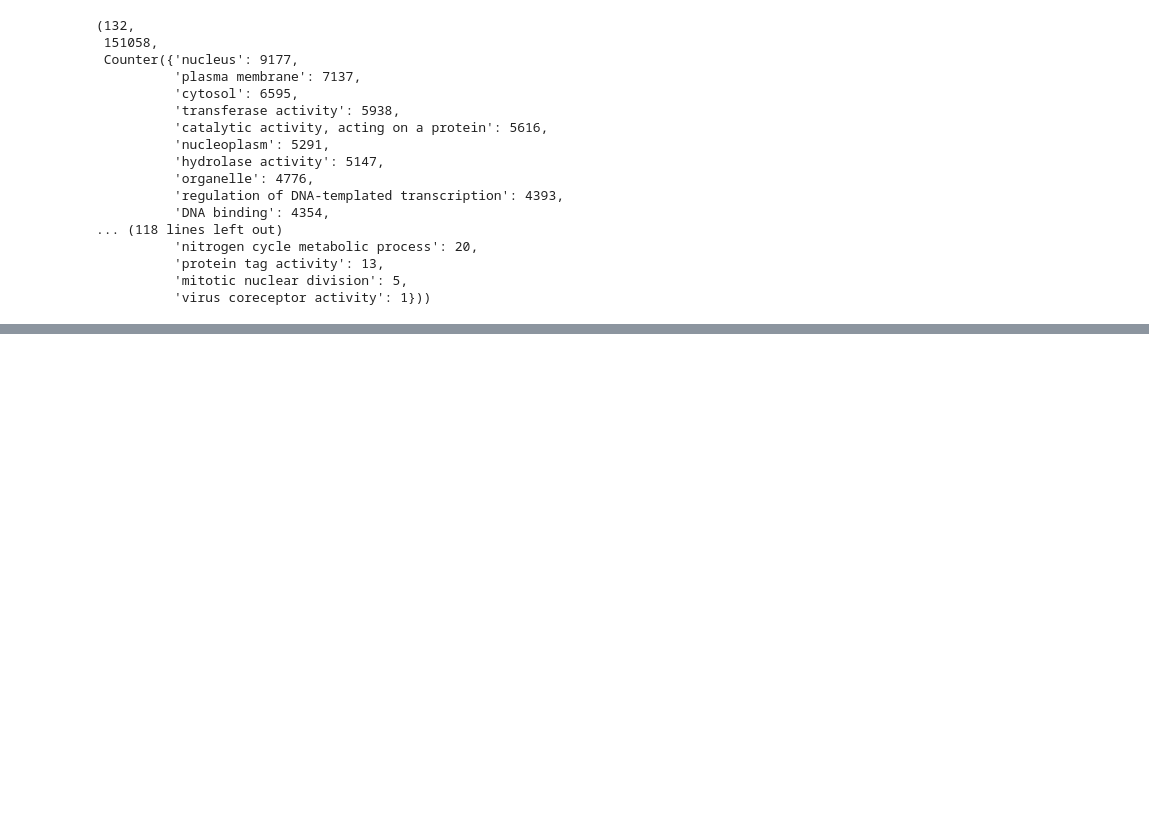
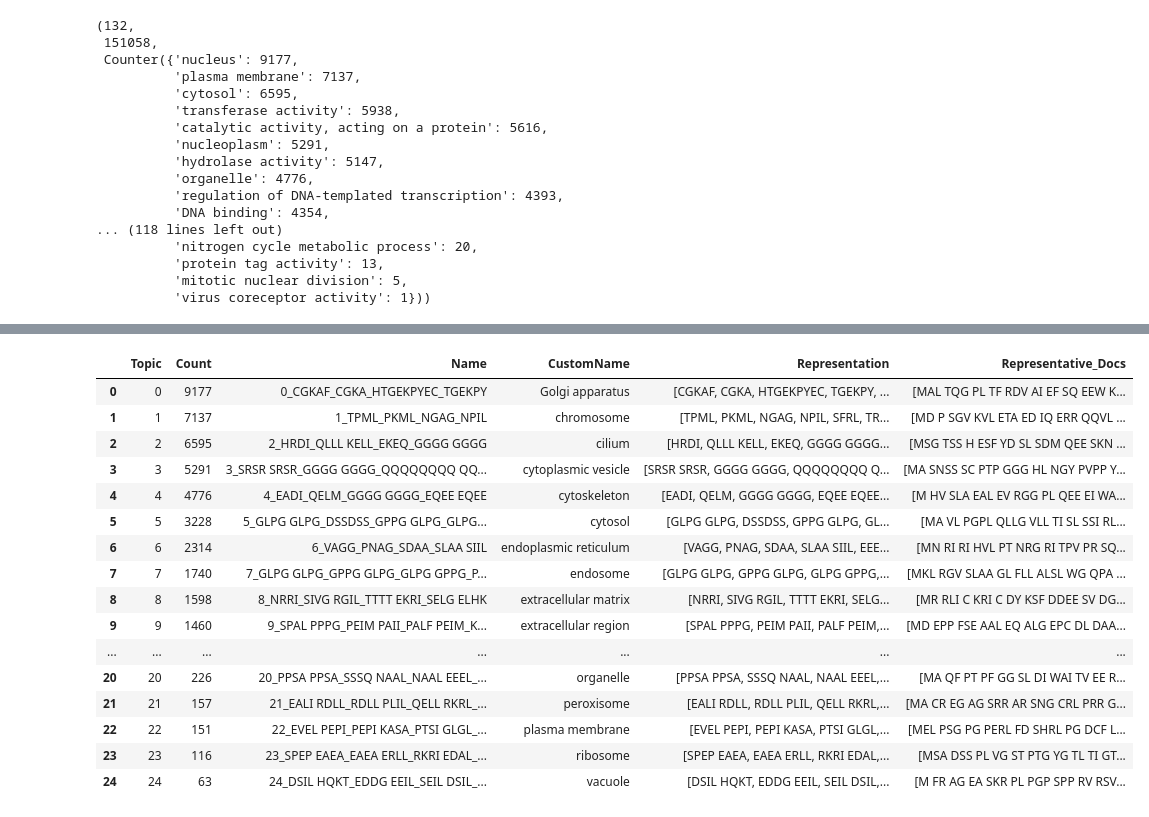
Before and after one commit to boun-tabi-lifelu/evolutionary-subword-tokenization, a Jupyter notebook: Prog/go_slim_analysis.ipynb, the cells around one changed output, grey strips where cells are left out. Drawn from its saved outputs; the diff is of its cells as text; code cells hidden in the pictures; blank space fills up the shorter version.

Commit message:
BERTopic implementation for manual topic modeling on GO terms

```diff
--- a/Prog/go_slim_analysis.ipynb
+++ b/Prog/go_slim_analysis.ipynb
@@ -341 +332,5 @@ df_protein
 43525 rows × 11 columns
+# %%
+df_protein_go = df_protein.explode(['go_slim_ids','go_slim_names','go_slim_types']).reset_index(drop=True)
+df_protein_go = df_protein_go[df_protein_go['go_slim_types'] == 'cellular_component'].reset_index(drop=True)
+df_protein_go
@@ -341,0 +436,34 @@ df_protein
+# %%
+# Ana çalıştırma fonksiyonu
+def main(df: pd.DataFrame, tokenizer_col: str = 'tokenizer1', go_col: str = 'go_slim_ids'):
+    """Protein unit'lerinin GO terimleri ile ilişkisini analiz eden ana fonksiyon"""
+
+    print(f"Tokenizer kullanılıyor: {tokenizer_col}")
+    documents = create_unit_documents(df, tokenizer_col)
+    go_labels = create_go_labels(df, go_col)
+
+    print("BERTopic modeli oluşturuluyor...")
+    topic_model, topics = create_bertopic_model(documents, go_labels)
+
+    # print("Protein unit'leri analiz ediliyor...")
+    # unit_topic_df = analyze_protein_units(topic_model, df, tokenizer_col)
+
+    # print("Protein unit family'leri analiz ediliyor...")
+    # family_topic_df = analyze_unit_families(df, unit_topic_df, tokenizer_col)
+
+    # print("Sonuçlar görselleştiriliyor...")
+    # visualize_results(topic_model, unit_topic_df, family_topic_df)
+
+    # # Sonuçları kaydet
+    # topic_model.save("protein_unit_topic_model")
+    # unit_topic_df.to_csv("protein_unit_topic_analysis.csv", index=False)
+    # family_topic_df.to_csv("protein_unit_family_analysis.csv", index=False)
+
+    # print("Analiz tamamlandı. Sonuçlar dosyalara kaydedildi.")
+
+    return topic_model #, unit_topic_df, family_topic_df
+# %%
+# İki farklı tokenizer için analiz yapılabilir
+# Tokenizer 1 kullanarak analiz
+# topic_model1, unit_df1, family_df1 = main(df_protein_go, 'mutBPE blosum62 0.7 0.05 6400')
+topic_model1 = main(df_protein_go, 'mutBPE blosum62 0.7 0.05 6400', 'go_slim_names')
@@ -341,0 +481,20 @@ df_protein
+# %%
+topic_model1.get_topic_info()
+# %% [output]
+|  | Topic | Count | Name | CustomName | Representation | Representative_Docs |
+| 0 | 0 | 9177 | 0_CGKAF_CGKA_HTGEKPYEC_TGEKPY | Golgi apparatus | [CGKAF, CGKA, HTGEKPYEC, TGEKPY, ... | [MAL TQG PL TF RDV AI EF SQ EEW K... |
+| 1 | 1 | 7137 | 1_TPML_PKML_NGAG_NPIL | chromosome | [TPML, PKML, NGAG, NPIL, SFRL, TR... | [MD P SGV KVL ETA ED IQ ERR QQVL ... |
+| 2 | 2 | 6595 | 2_HRDI_QLLL KELL_EKEQ_GGGG GGGG | cilium | [HRDI, QLLL KELL, EKEQ, GGGG GGGG... | [MSG TSS H ESF YD SL SDM QEE SKN ... |
+| 3 | 3 | 5291 | 3_SRSR SRSR_GGGG GGGG_QQQQQQQQ QQ... | cytoplasmic vesicle | [SRSR SRSR, GGGG GGGG, QQQQQQQQ Q... | [MA SNSS SC PTP GGG HL NGY PVPP Y... |
+| 4 | 4 | 4776 | 4_EADI_QELM_GGGG GGGG_EQEE EQEE | cytoskeleton | [EADI, QELM, GGGG GGGG, EQEE EQEE... | [M HV SLA EAL EV RGG PL QEE EI WA... |
+| 5 | 5 | 3228 | 5_GLPG GLPG_DSSDSS_GPPG GLPG_GLPG... | cytosol | [GLPG GLPG, DSSDSS, GPPG GLPG, GL... | [MA VL PGPL QLLG VLL TI SL SSI RL... |
+| 6 | 6 | 2314 | 6_VAGG_PNAG_SDAA_SLAA SIIL | endoplasmic reticulum | [VAGG, PNAG, SDAA, SLAA SIIL, EEE... | [MN RI RI HVL PT NRG RI TPV PR SQ... |
+| 7 | 7 | 1740 | 7_GLPG GLPG_GPPG GLPG_GLPG GPPG_P... | endosome | [GLPG GLPG, GPPG GLPG, GLPG GPPG,... | [MKL RGV SLAA GL FLL ALSL WG QPA ... |
+| 8 | 8 | 1598 | 8_NRRI_SIVG RGIL_TTTT EKRI_SELG ELHK | extracellular matrix | [NRRI, SIVG RGIL, TTTT EKRI, SELG... | [MR RLI C KRI C DY KSF DDEE SV DG... |
+| 9 | 9 | 1460 | 9_SPAL PPPG_PEIM PAII_PALF PEIM_K... | extracellular region | [SPAL PPPG, PEIM PAII, PALF PEIM,... | [MD EPP FSE AAL EQ ALG EPC DL DAA... |
+| ... | ... | ... | ... | ... | ... | ... |
+| 20 | 20 | 226 | 20_PPSA PPSA_SSSQ NAAL_NAAL EEEL_... | organelle | [PPSA PPSA, SSSQ NAAL, NAAL EEEL,... | [MA QF PT PF GG SL DI WAI TV EE R... |
+| 21 | 21 | 157 | 21_EALI RDLL_RDLL PLIL_QELL RKRL_... | peroxisome | [EALI RDLL, RDLL PLIL, QELL RKRL,... | [MA CR EG AG SRR AR SNG CRL PRR G... |
+| 22 | 22 | 151 | 22_EVEL PEPI_PEPI KASA_PTSI GLGL_... | plasma membrane | [EVEL PEPI, PEPI KASA, PTSI GLGL,... | [MEL PSG PG PERL FD SHRL PG DCF L... |
+| 23 | 23 | 116 | 23_SPEP EAEA_EAEA ERLL_RKRI EDAL_... | ribosome | [SPEP EAEA, EAEA ERLL, RKRI EDAL,... | [MSA DSS PL VG ST PTG YG TL TI GT... |
+| 24 | 24 | 63 | 24_DSIL HQKT_EDDG EEIL_SEIL DSIL_... | vacuole | [DSIL HQKT, EDDG EEIL, SEIL DSIL,... | [M FR AG EA SKR PL PGP SPP RV RSV... |
```
Also changed, not shown: parts of 19 cells of this notebook.
